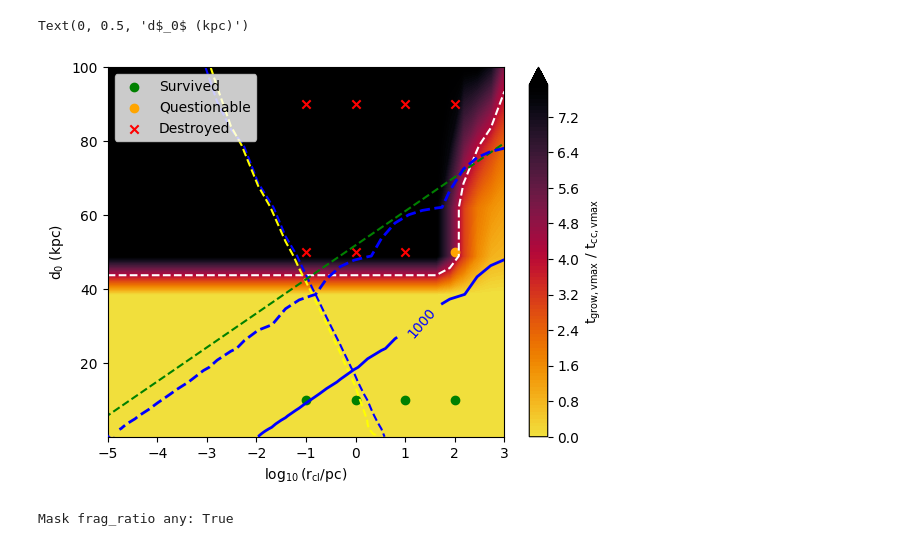
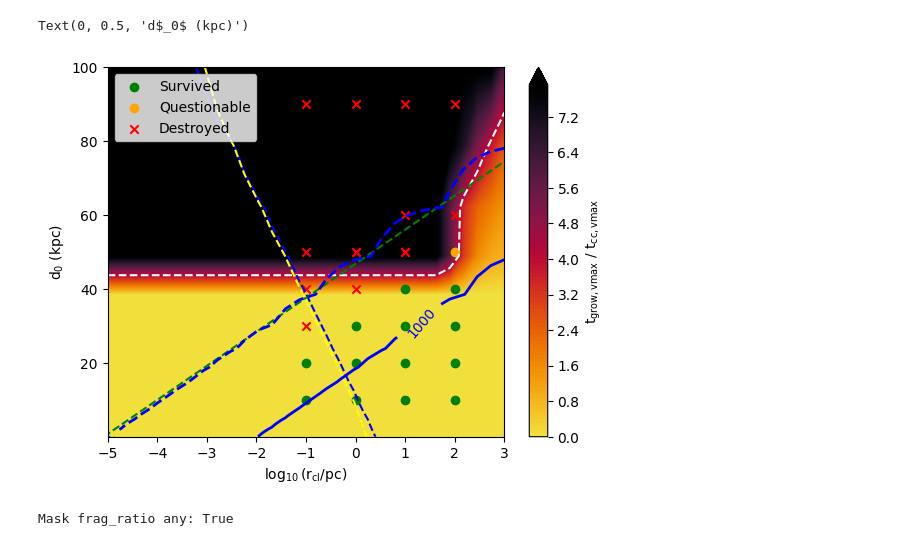
Before and after one commit to fermentando/own_package, a Jupyter notebook: plots/overviews.ipynb, the cells around one changed output. Drawn from its saved outputs; the diff is of its cells as text; code cells hidden in the pictures.

```diff
--- a/plots/overviews.ipynb
+++ b/plots/overviews.ipynb
@@ -201,11 +201,11 @@ class TurbFallingCloud(object):
         tcool_cl = get_t_cool_n(self.T_cl, self.profile_n(z_kpc) * self.chi(z_kpc)) / u.Myr.to('s') / self.Lambda_units
         vrat = np.ones_like(z_kpc)
         v_turb  = abs(self.vturb)/1000.
-        v_infall = abs(v)/1000.
+        v_infall = np.sqrt(v**2 + self.vturb**2)/1000.
 
 
-        v_tot = v_turb + (2/(1 + w_KH**2)) * v_infall
-        vrat = 150. / np.minimum(abs(v_tot), 150.)
+        #v_tot = v_turb + (2/(1 + w_KH**2)) * v_infall
+        vrat = 150. / np.minimum(abs(v_infall), 150.)
 
         # Result array:
         #vrat = np.where(
@@ -482,38 +482,52 @@ contour_lines = plt.contour(np.log10(rcllst10), d0lst10, frag_ratio,
 plt.clabel(contour_lines, inline=True, fontsize=10, fmt='%g')
 
 #Simulation results
 radius_sim = [0.1,0.1,0.1,\
                 1,1,1,\
                 10,10,10,\
-                100,100,100,]
+                100,100,100,
+                0.1, 0.1, 0.1,
+                1, 1, 1, 1,
+                10, 10, 10, 10, 10,
+                100, 100, 100, 100, 100,
+
+
+                ]
 d0_sim = [10,50,90,\
             10,50,90,\
             10,50,90,\
-            10,50,90,]
+            10,50,90,
+            20, 30, 40,
+            20, 30, 40, 50,
+            20, 30, 40, 50, 60,
+            20, 30, 40, 50, 60,
 
-survived = [0,3,6,9]
+
+            ]
+
+survived = [0,3,6,9,12,15,16,19,20,21,24,25,26,27]
 question = [10]
-destroyed = list(set(range(12)) - set(survived) - set(question))
+destroyed = list(set(range(29)) - set(survived) - set(question))
 
 plt.scatter(np.log10([radius_sim[i] for i in survived]),
             [d0_sim[i] for i in survived],
             marker='o', color='green', label='Survived')
 plt.scatter(np.log10([radius_sim[i] for i in question]),
             [d0_sim[i] for i in question],
             marker='o', color='orange', label='Questionable')
 plt.scatter(np.log10([radius_sim[i] for i in destroyed]),
             [d0_sim[i] for i in destroyed],
             marker='x', color='red', label='Destroyed')
 plt.legend(loc='upper left')
 
 
 plt.xlim(np.log10(rcllst10.min()), np.log10(rcllst10.max()))
 plt.xlabel(r"$\log_{10}$(r$_{\rm cl}/$pc)")
 plt.ylabel(r"d$_0$ (kpc)")
 #plt.savefig("turbulent_infalling_map_v10.png", dpi=300)
 # %% [output]
 Text(0, 0.5, 'd$_0$ (kpc)')
-[figure, old version]
+[figure, new version]
 # %%
 import numpy as np
 import matplotlib.pyplot as plt
```
Also changed, not shown: parts of 2 cells of this notebook, 12 other files.
